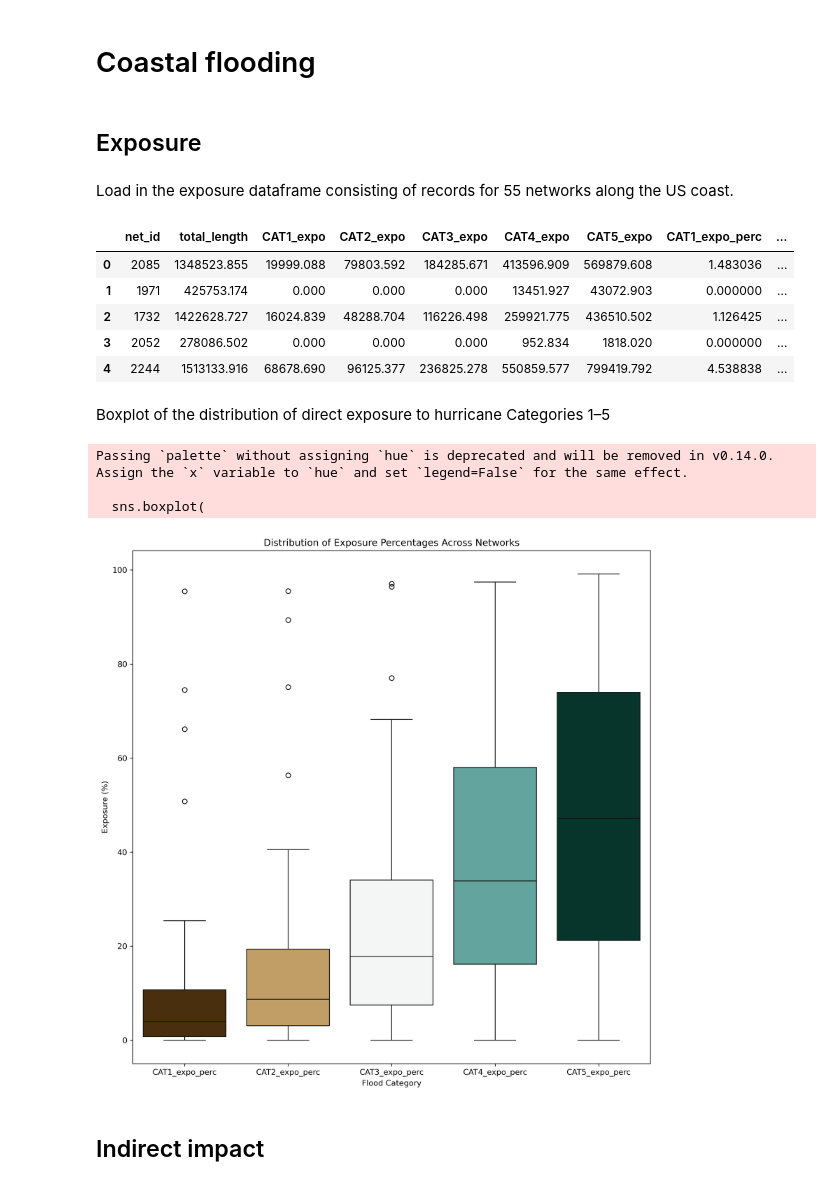
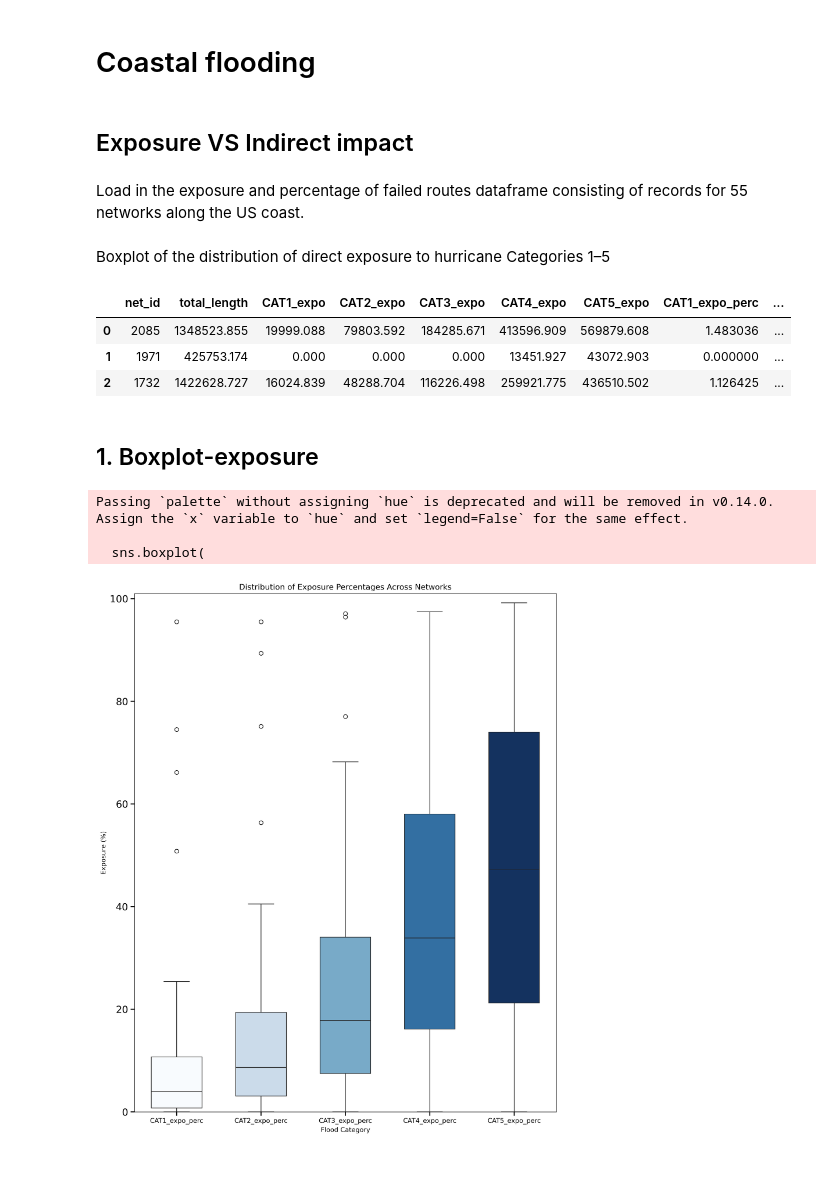
Before and after one commit to jesuslovesyiyi/Global-road-network-resilience, a Jupyter notebook: analysis/04_Visualization.ipynb, the cells around one changed output. Drawn from its saved outputs; the diff is of its cells as text; code cells hidden in the pictures.

```diff
--- a/analysis/04_Visualization.ipynb
+++ b/analysis/04_Visualization.ipynb
@@ -474,51 +474,55 @@ output_df.to_csv(home_dir + f"/public/Direct_indirect_network_viz/NetID_{net_id}
 # %% [markdown]
 # Coastal flooding
 # %% [markdown]
-## Exposure
+## Exposure VS Indirect impact
 # %% [markdown]
-Load in the exposure dataframe consisting of records for 55 networks along the US coast.
+Load in the exposure and percentage of failed routes dataframe consisting of records for 55 networks along the US coast.
-# %%
-exposure_data_df = pd.read_csv(home_dir + "/Coastal_flooding/graph_exposure.csv", index_col=0)
-exposure_data_df.head()
-# %% [output]
-|  | net_id | total_length | CAT1_expo | CAT2_expo | CAT3_expo | CAT4_expo | CAT5_expo | CAT1_expo_perc | ... |
-| 0 | 2085 | 1348523.855 | 19999.088 | 79803.592 | 184285.671 | 413596.909 | 569879.608 | 1.483036 | ... |
-| 1 | 1971 | 425753.174 | 0.000 | 0.000 | 0.000 | 13451.927 | 43072.903 | 0.000000 | ... |
-| 2 | 1732 | 1422628.727 | 16024.839 | 48288.704 | 116226.498 | 259921.775 | 436510.502 | 1.126425 | ... |
-| 3 | 2052 | 278086.502 | 0.000 | 0.000 | 0.000 | 952.834 | 1818.020 | 0.000000 | ... |
-| 4 | 2244 | 1513133.916 | 68678.690 | 96125.377 | 236825.278 | 550859.577 | 799419.792 | 4.538838 | ... |
 # %% [markdown]
 Boxplot of the distribution of direct exposure to hurricane Categories 1–5
+# %%
+exposure_failed_merged = pd.read_csv(home_dir + '/Coastal_flooding/graph_exposure_percent_failed_routes_merged.csv', index_col=0)
+# %%
+exposure_failed_merged.head(3)
+# %% [output]
+|  | net_id | total_length | CAT1_expo | CAT2_expo | CAT3_expo | CAT4_expo | CAT5_expo | CAT1_expo_perc | ... |
+| 0 | 2085 | 1348523.855 | 19999.088 | 79803.592 | 184285.671 | 413596.909 | 569879.608 | 1.483036 | ... |
+| 1 | 1971 | 425753.174 | 0.000 | 0.000 | 0.000 | 13451.927 | 43072.903 | 0.000000 | ... |
+| 2 | 1732 | 1422628.727 | 16024.839 | 48288.704 | 116226.498 | 259921.775 | 436510.502 | 1.126425 | ... |
+# %% [markdown]
+## 1. Boxplot-exposure
 # %%
 pct_cols = ["CAT1_expo_perc", "CAT2_expo_perc", "CAT3_expo_perc", "CAT4_expo_perc", "CAT5_expo_perc"]
 
-df_long = exposure_data_df.melt(
+df_long = exposure_failed_merged.melt(
     value_vars=pct_cols,
     var_name="Category",
     value_name="Exposure (%)"
 )
 
-cmap = cm.get_cmap("BrBG")   # alternatives: "magma", "plasma", "cividis"
+cmap = cm.get_cmap("Blues")   # alternatives: "magma", "plasma", "cividis", "BrBG"
 palette = [cmap(i) for i in np.linspace(0, 1, len(pct_cols))]
 
-plt.figure(dpi=300, figsize=(10,10))
+plt.figure(dpi=300, figsize=(10,12))
 sns.boxplot(
     data=df_long,
     x="Category",
     y="Exposure (%)",
     palette=palette,
-    showfliers=True
+    showfliers=True,
+    width=0.6
 )
+plt.ylim(ymin=0, ymax=101)
+
+plt.yticks(np.arange(0, 101, step=20), fontsize=15)
+plt.tick_params(length=6, width=1.5)
 
 plt.xlabel("Flood Category")
 plt.ylabel("Exposure (%)")
 plt.title("Distribution of Exposure Percentages Across Networks")
 plt.tight_layout()
 plt.show()
 # %% [output]
 Passing `palette` without assigning `hue` is deprecated and will be removed in v0.14.0. Assign the `x` variable to `hue` and set `legend=False` for the same effect.
 
   sns.boxplot(
-[figure, old version]
+[figure, new version]
-# %% [markdown]
-## Indirect impact
```
Also changed, not shown: parts of 5 cells of this notebook, 1 other file.
